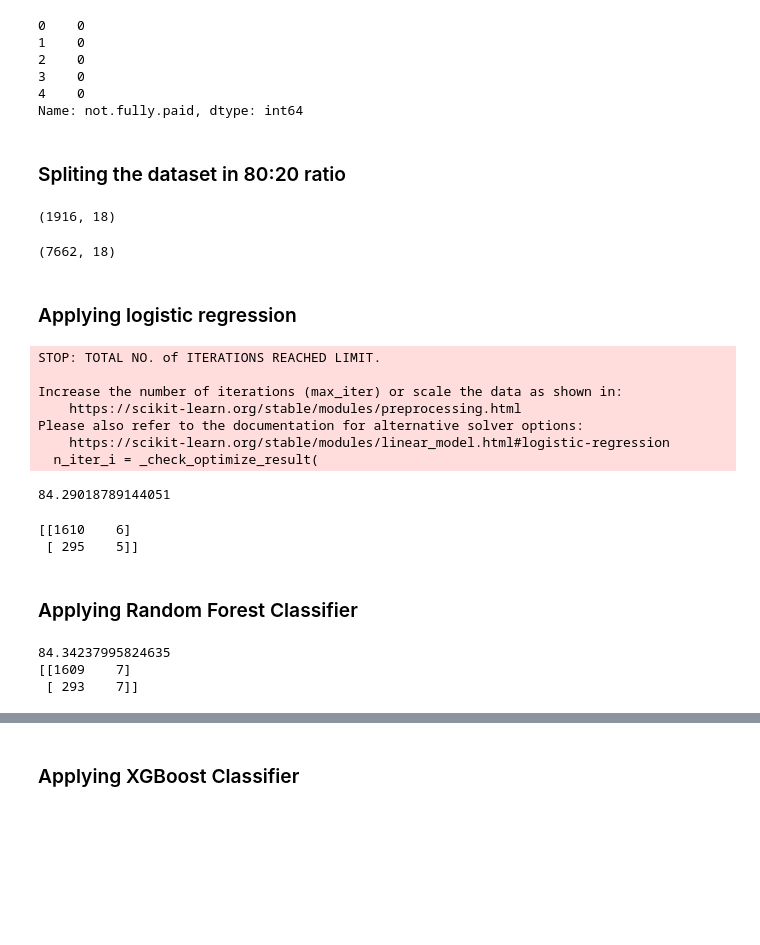
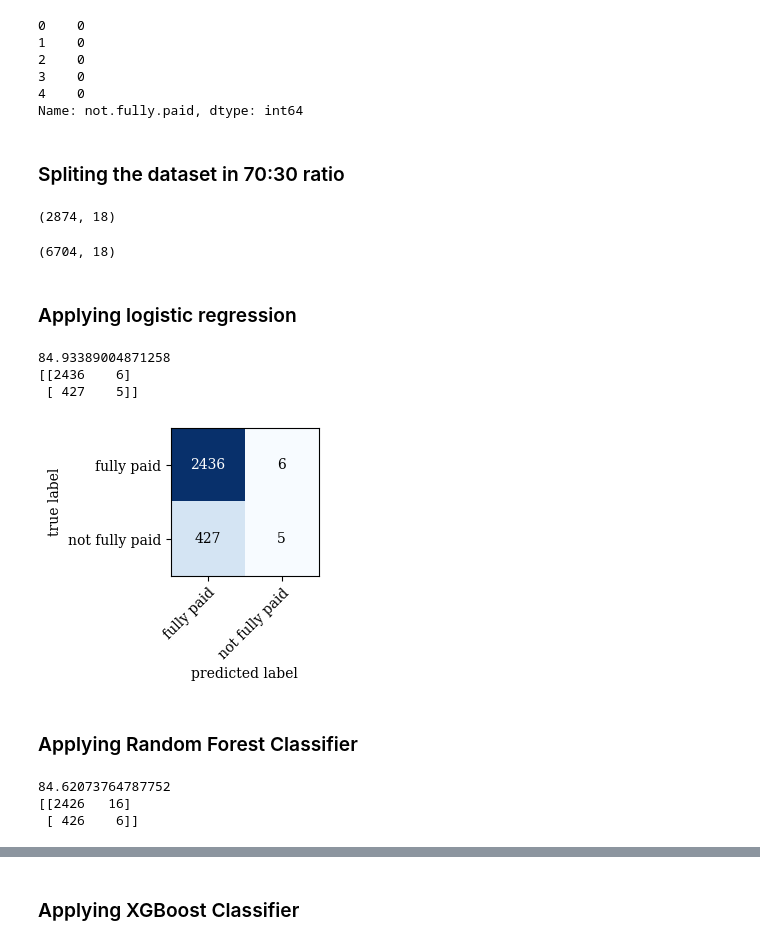
Before and after one commit to rj1346/Loan-Defaulter-Predictive-Modeling, a Jupyter notebook: loan_defaulter.ipynb, the cells around one changed output, grey strips where cells are left out. Cells and saved outputs as stored; diff of their text form; code cells hidden in the pictures; blank space fills up the shorter version.

```diff
--- a/loan_defaulter.ipynb
+++ b/loan_defaulter.ipynb
@@ -210,44 +201,46 @@ y.head()
 4    0
 Name: not.fully.paid, dtype: int64
 # %% [markdown]
-### Spliting the dataset in 80:20 ratio
+### Spliting the dataset in 70:30 ratio
 # %%
 from sklearn.model_selection import train_test_split
-X_train, X_test, y_train, y_test=train_test_split(X,y, test_size=0.2, random_state=4)
+
+X_train, X_test, y_train, y_test=train_test_split(X,y, test_size=0.3, random_state=4)
 # %%
 X_test.shape
 # %% [output]
-(1916, 18)
+(2874, 18)
 # %%
 X_train.shape
 # %% [output]
-(7662, 18)
+(6704, 18)
 # %% [markdown]
 ### Applying logistic regression
 # %%
 from sklearn.linear_model import LogisticRegression
+
 model_LR= LogisticRegression() #creating a logistic regression model
 model_LR.fit(X_train,y_train)
 y_pred_LR= model_LR.predict(X_test)
-# %% [output]
-STOP: TOTAL NO. of ITERATIONS REACHED LIMIT.
-
-Increase the number of iterations (max_iter) or scale the data as shown in:
-    https://scikit-learn.org/stable/modules/preprocessing.html
-Please also refer to the documentation for alternative solver options:
-    https://scikit-learn.org/stable/modules/linear_model.html#logistic-regression
-  n_iter_i = _check_optimize_result(
 # %%
 from sklearn.metrics import accuracy_score
+from sklearn.metrics import confusion_matrix
+
 print(accuracy_score(y_test, y_pred_LR)*100)
+print(confusion_matrix(y_test, y_pred_LR))
 # %% [output]
-84.29018789144051
+84.93389004871258
+[[2436    6]
+ [ 427    5]]
 # %%
-from sklearn.metrics import confusion_matrix
-print(confusion_matrix(y_test, y_pred_LR))
+from mlxtend.plotting import plot_confusion_matrix
+
+class_names= ['fully paid', 'not fully paid']
+mat_test= confusion_matrix(y_test, y_pred_LR)
+fig, ax= plot_confusion_matrix(conf_mat= mat_test, figsize=(3,3), class_names= class_names, show_normed=False)
+plt.tight_layout()
 # %% [output]
-[[1610    6]
- [ 295    5]]
+[figure, added]
 # %% [markdown]
 ### Applying Random Forest Classifier
 # %%
@@ -259,6 +252,6 @@ y_pred_RF= model_RF.predict(X_test)
 print(accuracy_score(y_test, y_pred_RF)*100)
 print(confusion_matrix(y_test, y_pred_RF))
 # %% [output]
-84.34237995824635
-[[1609    7]
- [ 293    7]]
+84.62073764787752
+[[2426   16]
+ [ 426    6]]
```
Also changed, not shown: parts of 11 cells of this notebook.
